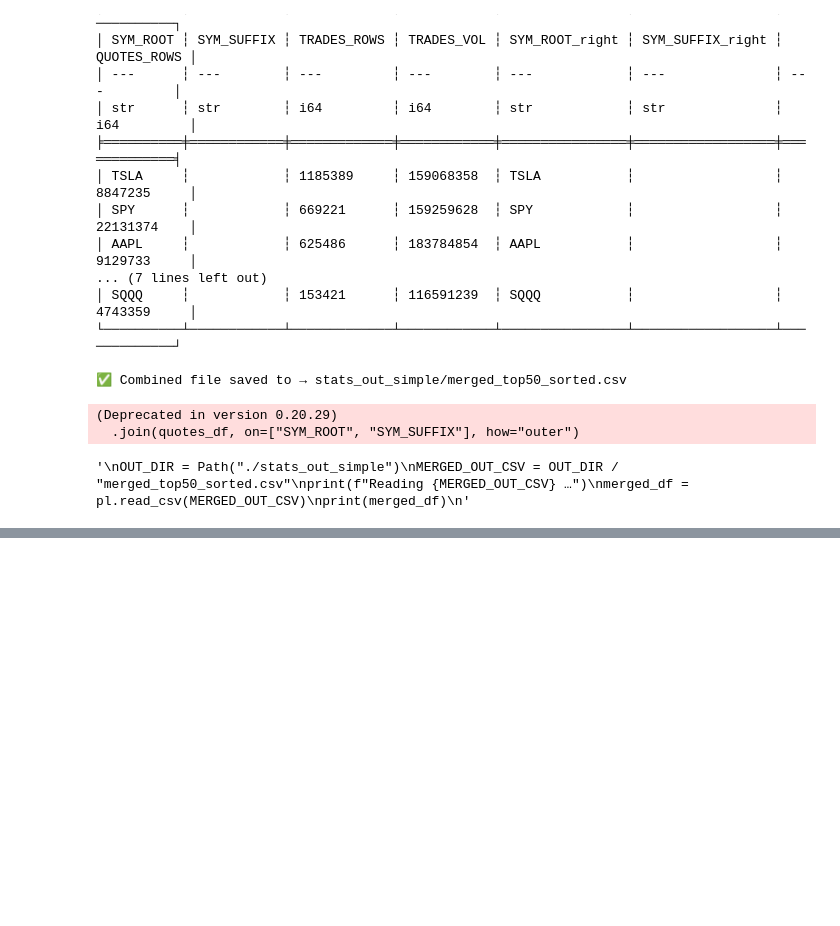
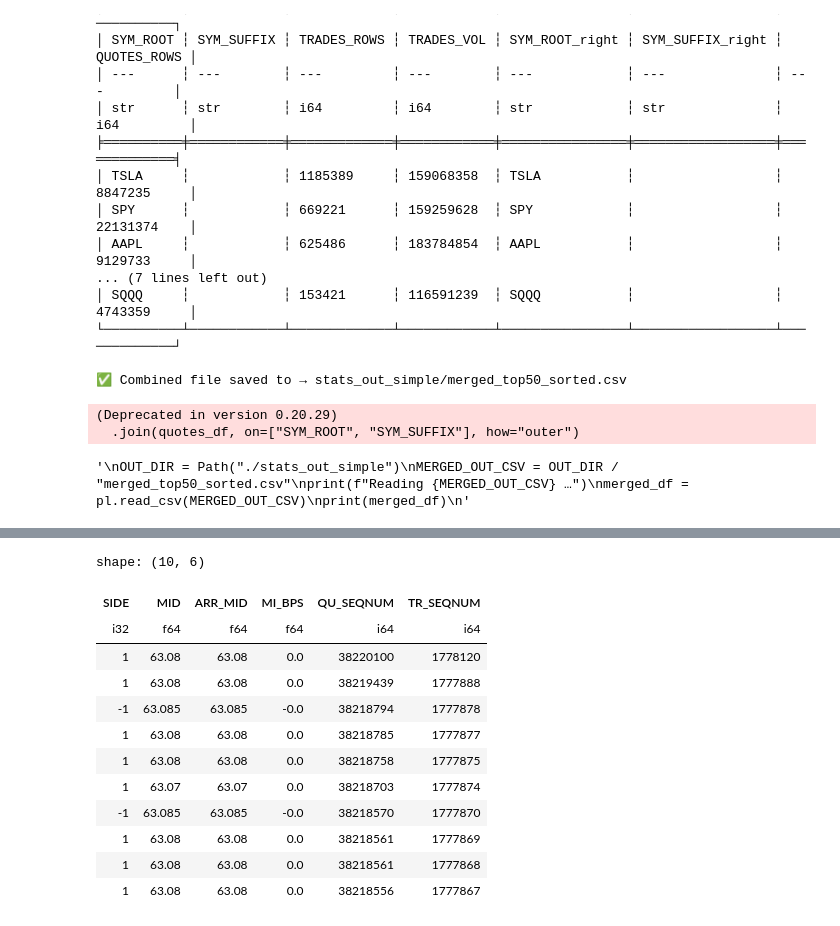
Before and after one commit to abhinavarorags/WithAmitG, a Jupyter notebook: TAQCode/exploration.ipynb, the cells around one changed output, grey strips where cells are left out. Drawn from its saved outputs; the diff is of its cells as text; code cells hidden in the pictures; blank space fills up the shorter version.

```diff
--- a/TAQCode/exploration.ipynb
+++ b/TAQCode/exploration.ipynb
@@ -400,0 +528,4 @@ shape: (3, 19)
+# %%
+#MR debug
+# metrics_lf.filter(pl.col('MR_BPS') >= 10000 ).collect(engine='streaming')
+metrics_lf.sort('MR_BPS', descending=True ).select(['SIDE','MID_FWD','MID', 'MR_BPS', 'QU_SEQNUM']).head(10).collect(engine='streaming')
@@ -400,0 +573,18 @@ shape: (3, 19)
+# %%
+#MI debug
+# metrics_lf.filter(pl.col('MR_BPS') >= 10000 ).collect(engine='streaming')
+metrics_lf.sort('MI_BPS', descending=True ).select(['SIDE','MID','ARR_MID', 'MI_BPS', 'QU_SEQNUM', 'TR_SEQNUM']).head(10).collect(engine='streaming')
+# %% [output]
+shape: (10, 6)
+| SIDE | MID | ARR_MID | MI_BPS | QU_SEQNUM | TR_SEQNUM |
+| i32 | f64 | f64 | f64 | i64 | i64 |
+| 1 | 63.08 | 63.08 | 0.0 | 38220100 | 1778120 |
+| 1 | 63.08 | 63.08 | 0.0 | 38219439 | 1777888 |
+| -1 | 63.085 | 63.085 | -0.0 | 38218794 | 1777878 |
+| 1 | 63.08 | 63.08 | 0.0 | 38218785 | 1777877 |
+| 1 | 63.08 | 63.08 | 0.0 | 38218758 | 1777875 |
+| 1 | 63.07 | 63.07 | 0.0 | 38218703 | 1777874 |
+| -1 | 63.085 | 63.085 | -0.0 | 38218570 | 1777870 |
+| 1 | 63.08 | 63.08 | 0.0 | 38218561 | 1777869 |
+| 1 | 63.08 | 63.08 | 0.0 | 38218561 | 1777868 |
+| 1 | 63.08 | 63.08 | 0.0 | 38218556 | 1777867 |
```
Also changed, not shown: parts of 24 cells of this notebook, 5 other files.
